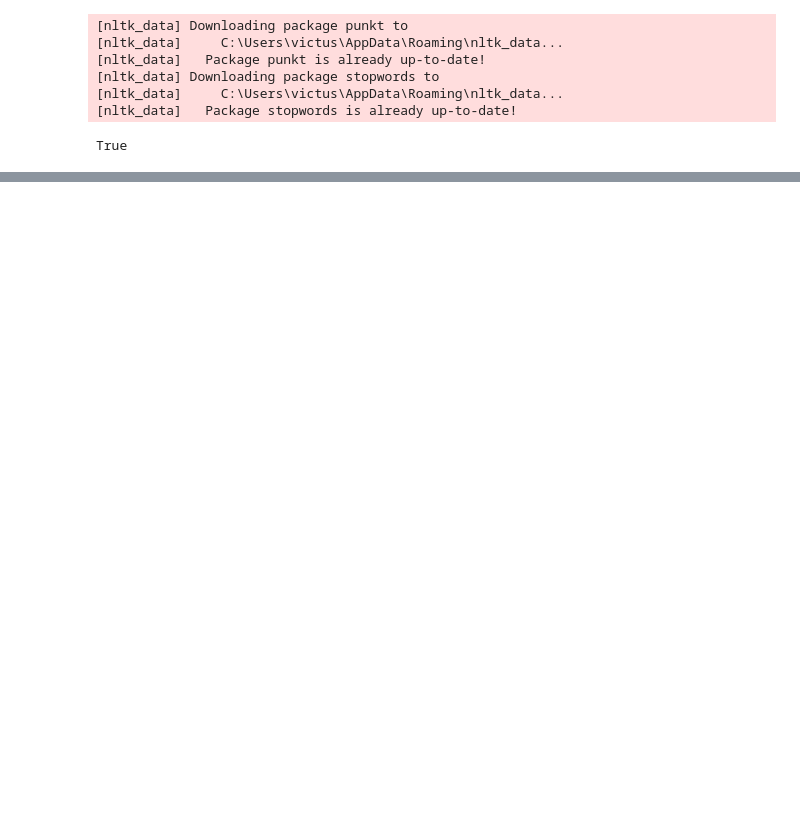
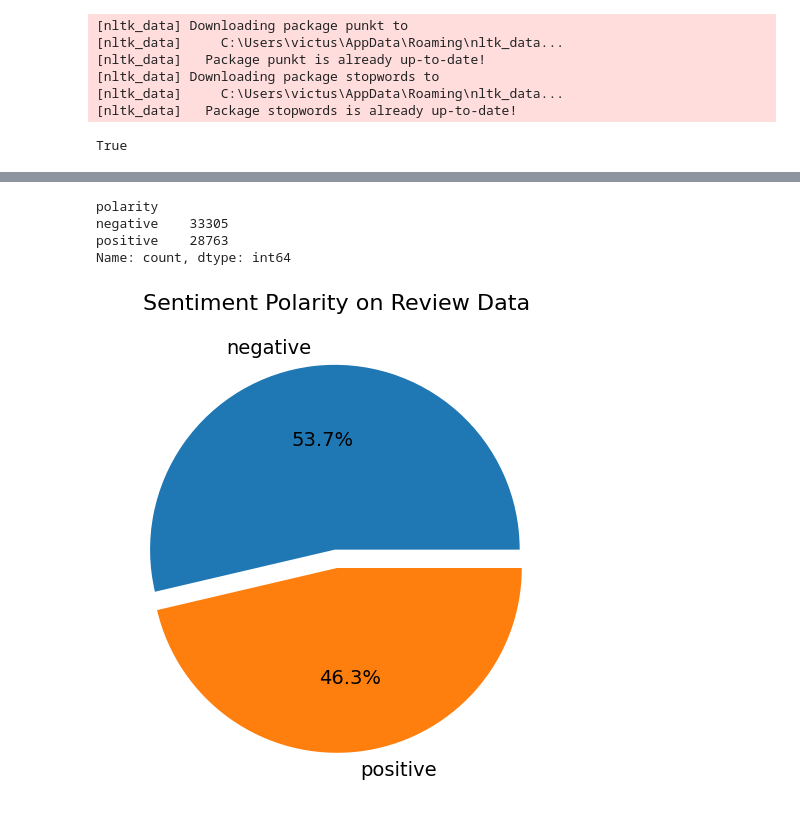
Before and after one commit to marvelewel/AnalisisSentimen, a Jupyter notebook: AnalisisSentimen.ipynb, the cells around one changed output, grey strips where cells are left out. Saved outputs shown, nothing was run; the diff lists cells and outputs as text; code cells hidden in the pictures; blank space fills up the shorter version.

```diff
--- a/AnalisisSentimen.ipynb
+++ b/AnalisisSentimen.ipynb
@@ -103,0 +126,6 @@ app_reviews_df.head()
+# %%
+# Membuat DataFrame baru (clean_df) dengan menghapus baris yang memiliki nilai yang hilang (NaN) dari app_reviews_df
+clean_df = app_reviews_df.dropna()
+
+# Menampilkan informasi tentang DataFrame clean_df setelah membersihkan nilai yang hilang (NaN)
+clean_df.info()
@@ -103,0 +151,6 @@ app_reviews_df.head()
+# %%
+# Menghapus baris duplikat dari DataFrame clean_df
+clean_df = clean_df.drop_duplicates()
+
+# Menghitung jumlah baris dan kolom dalam DataFrame clean_df setelah menghapus duplikat
+jumlah_ulasan_setelah_hapus_duplikat, jumlah_kolom_setelah_hapus_duplikat = clean_df.shape
@@ -103,0 +390,38 @@ app_reviews_df.head()
+# %%
+results = clean_df['text_stopword'].apply(sentiment_analysis_lexicon_indonesia)
+results = list(zip(*results))
+clean_df['polarity_score'] = results[0]
+clean_df['polarity'] = results[1]
+print(clean_df['polarity'].value_counts())
+# %% [output]
+polarity
+negative    33305
+positive    28763
+Name: count, dtype: int64
+# %%
+import matplotlib.pyplot as plt
+
+# Membuat objek gambar dan sumbu dengan ukuran (6, 6) inci.
+fig, ax = plt.subplots(figsize=(6, 6))
+
+# Mengambil jumlah data polaritas sentimen dari DataFrame 'clean_df' dan menyimpannya dalam list 'sizes'.
+sizes = [count for count in clean_df['polarity'].value_counts()]
+
+# Mengambil label atau kategori sentimen dari DataFrame 'clean_df' dan menyimpannya dalam list 'labels'.
+labels = list(clean_df['polarity'].value_counts().index)
+
+# Menentukan seberapa jauh potongan dari pie chart akan ditarik (0.1 artinya potongan pertama akan sedikit terpisah).
+explode = (0.1, 0)
+
+# Membuat pie chart dengan data 'sizes', 'labels', dan 'explode' yang telah ditentukan.
+# Autopct digunakan untuk menampilkan persentase di dalam setiap potongan pie.
+# Textprops digunakan untuk mengatur ukuran font teks dalam pie chart.
+ax.pie(x=sizes, labels=labels, autopct='%1.1f%%', explode=explode, textprops={'fontsize': 14})
+
+# Menetapkan judul untuk pie chart dengan ukuran font dan jarak (padding) tertentu.
+ax.set_title('Sentiment Polarity on Review Data', fontsize=16, pad=20)
+
+# Menampilkan pie chart.
+plt.show()
+# %% [output]
+[figure, added]
```
Also changed, not shown: parts of 38 cells of this notebook, 1 other file.
